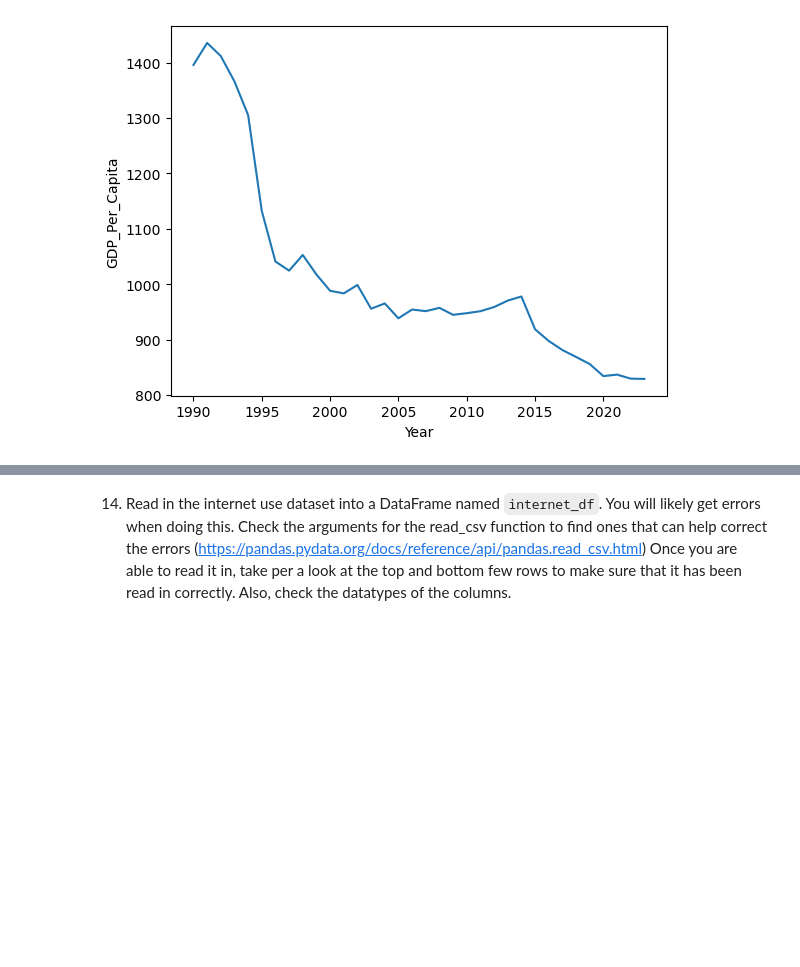
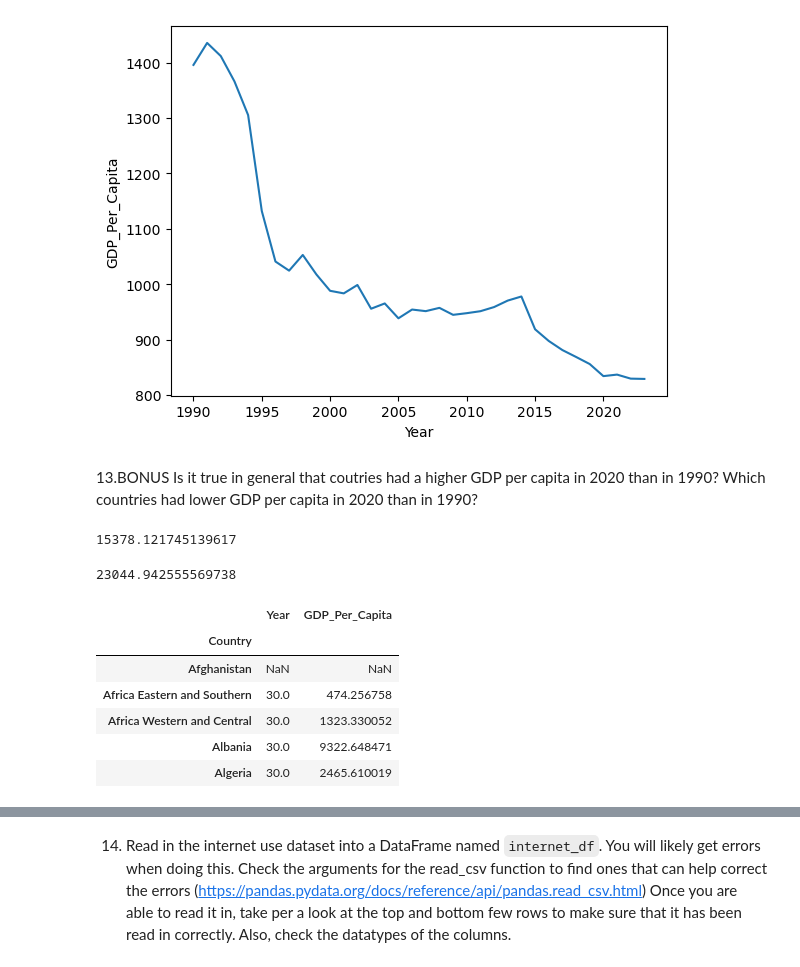
Before and after one commit to NSS-Data-Analytics-Cohort-14/gdp-and-internet-usage-KarenBoles, a Jupyter notebook: notebooks/gdp_and_internet_usage.ipynb, the cells around one changed output, grey strips where cells are left out. Saved outputs shown, nothing was run; the diff lists cells and outputs as text; code cells hidden in the pictures; blank space fills up the shorter version.

```diff
--- a/notebooks/gdp_and_internet_usage.ipynb
+++ b/notebooks/gdp_and_internet_usage.ipynb
@@ -263,3 +263,25 @@ sns.lineplot(x=burundi_gdp['Year'],y=burundi_gdp['GDP_Per_Capita'])
 gdp_df_clean_1990=gdp_df_clean.query('Year==1990')
 gdp_df_clean_2000=gdp_df_clean.query('Year==2000')
 #num_country_greater_1990_gdp=
+# %% [markdown]
+13.BONUS Is it true in general that coutries had a higher GDP per capita in 2020 than in 1990? Which countries had lower GDP per capita in 2020 than in 1990?
+# %%
+gdp_df_clean_1990['GDP_Per_Capita'].mean()
+# %% [output]
+15378.121745139617
+# %%
+gdp_df_clean_2020['GDP_Per_Capita'].mean()
+# %% [output]
+23044.942555569738
+# %%
+diff_2020GDP_1990GDP=gdp_df_clean_2020.set_index('Country').subtract(gdp_df_clean_1990.set_index('Country'))
+# %%
+diff_2020GDP_1990GDP.head()
+# %% [output]
+|  | Year | GDP_Per_Capita |
+| Country |  |  |
+| Afghanistan | NaN | NaN |
+| Africa Eastern and Southern | 30.0 | 474.256758 |
+| Africa Western and Central | 30.0 | 1323.330052 |
+| Albania | 30.0 | 9322.648471 |
+| Algeria | 30.0 | 2465.610019 |
```
Also changed, not shown: parts of 15 cells of this notebook.
